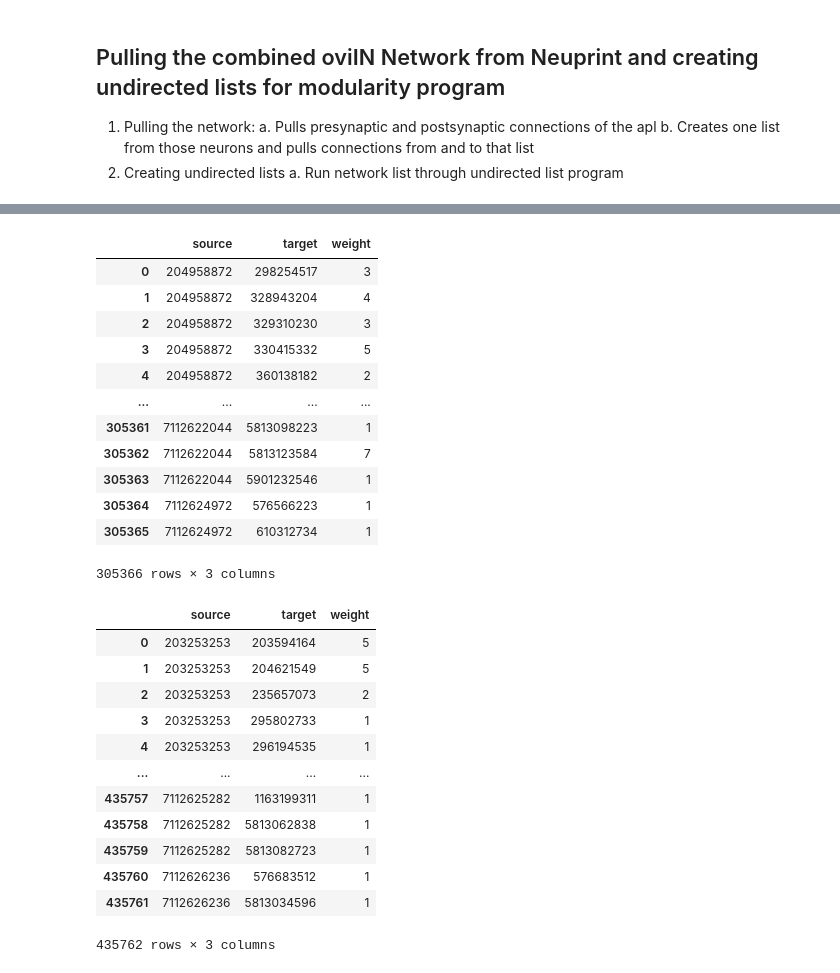
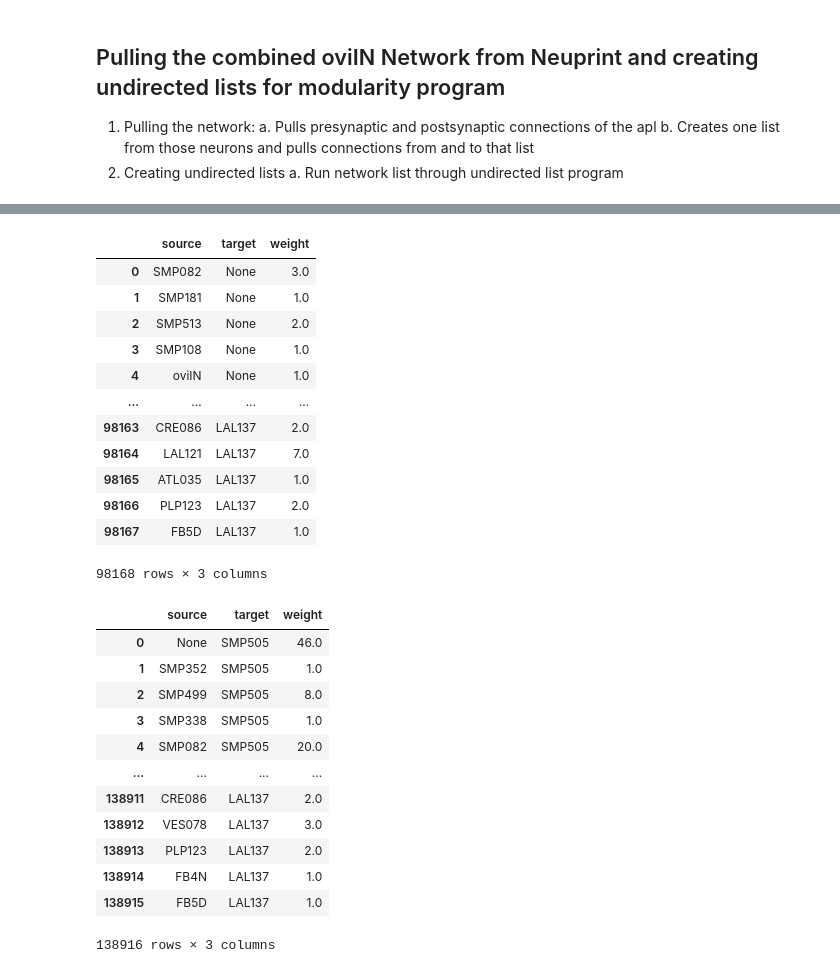
Before and after one commit to RhessaWL/flybrain-clustering, a Jupyter notebook: oviIN_combined_octthirtyfirst/creating_network.ipynb, the cells around one changed output, grey strips where cells are left out. Drawn from its saved outputs; the diff is of its cells as text; code cells hidden in the pictures.

```diff
--- a/oviIN_combined_octthirtyfirst/creating_network.ipynb
+++ b/oviIN_combined_octthirtyfirst/creating_network.ipynb
@@ -36,0 +69,8 @@ conn_out, conn_out_ = fetch_adjacencies(conn_df_in.bodyId_post, conn_df_in.bodyI
+# %%
+full_pre = conn_df_.merge(conn_df, on = 'bodyId_pre', how = 'right')
+full = full_pre.merge(conn_df, on = 'bodyId_post', how = 'right')
+full.bodyId_post = full.bodyId_post.astype('Int64')
+full.bodyId_pre = full.bodyId_pre.astype('Int64')
+# %%
+df=full[['type_pre','type_post', 'weight']]
+df
@@ -36,0 +196,10 @@ conn_out, conn_out_ = fetch_adjacencies(conn_df_in.bodyId_post, conn_df_in.bodyI
+# %%
+#conn_out['bodyId_pre'] = conn_out.bodyId.astype(int)
+#conn_out.rename(columns = {'bodyId':'bodyId_post'}, inplace = True)
+pre = conn_out[['bodyId_pre', 'type']]
+post = conn_out[['bodyId_post', 'type']]
+out_pre = conn_out_.merge(pre, on = 'bodyId_pre', how = 'right',suffixes=('_pre', '_post'))
+out_ = out_pre.merge(post, on = 'bodyId_post', how = 'right', suffixes=('_pre', '_post'))
+out_.bodyId_post = out_.bodyId_post.astype('Int64')
+#out_.bodyId_pre = out_.bodyId_pre.astype('Int64')
+out_
@@ -40,8 +223,8 @@ def create_undirected(df):
     undirected_edges = {}  # Dictionary to store the undirected edges and their weights
 
     for index, row in df.iterrows():
-        source = row['bodyId_pre']
-        target = row['bodyId_post']
+        source = row['type_pre']
+        target = row['type_post']
         weight = row['weight']
 
         # Check if the edge already exists in the reverse
@@ -80,44 +263,44 @@ undirected_full
 # %%
 # Creating undirected list from full network
-df_in=conn_in_[['bodyId_pre','bodyId_post', 'weight']]
+df_in=in_[['type_pre','type_post', 'weight']]
 undirected_in = create_undirected(df_in)
 
 # Print out created dataframe to check
 undirected_in
 # %% [output]
 |  | source | target | weight |
-| 0 | 204958872 | 298254517 | 3 |
-| 1 | 204958872 | 328943204 | 4 |
-| 2 | 204958872 | 329310230 | 3 |
-| 3 | 204958872 | 330415332 | 5 |
-| 4 | 204958872 | 360138182 | 2 |
+| 0 | SMP082 | None | 3.0 |
+| 1 | SMP181 | None | 1.0 |
+| 2 | SMP513 | None | 2.0 |
+| 3 | SMP108 | None | 1.0 |
+| 4 | oviIN | None | 1.0 |
 | ... | ... | ... | ... |
-| 305361 | 7112622044 | 5813098223 | 1 |
-| 305362 | 7112622044 | 5813123584 | 7 |
-| 305363 | 7112622044 | 5901232546 | 1 |
-| 305364 | 7112624972 | 576566223 | 1 |
-| 305365 | 7112624972 | 610312734 | 1 |
+| 98163 | CRE086 | LAL137 | 2.0 |
+| 98164 | LAL121 | LAL137 | 7.0 |
+| 98165 | ATL035 | LAL137 | 1.0 |
+| 98166 | PLP123 | LAL137 | 2.0 |
+| 98167 | FB5D | LAL137 | 1.0 |
-305366 rows × 3 columns
+98168 rows × 3 columns
 # %%
 # Creating undirected list from full network
-df_out=conn_out_[['bodyId_pre','bodyId_post', 'weight']]
+df_out=out_[['type_pre','type_post', 'weight']]
 undirected_out = create_undirected(df_out)
 
 # Print out created dataframe to check
 undirected_out
 # %% [output]
 |  | source | target | weight |
-| 0 | 203253253 | 203594164 | 5 |
-| 1 | 203253253 | 204621549 | 5 |
-| 2 | 203253253 | 235657073 | 2 |
-| 3 | 203253253 | 295802733 | 1 |
-| 4 | 203253253 | 296194535 | 1 |
+| 0 | None | SMP505 | 46.0 |
+| 1 | SMP352 | SMP505 | 1.0 |
+| 2 | SMP499 | SMP505 | 8.0 |
+| 3 | SMP338 | SMP505 | 1.0 |
+| 4 | SMP082 | SMP505 | 20.0 |
 | ... | ... | ... | ... |
-| 435757 | 7112625282 | 1163199311 | 1 |
-| 435758 | 7112625282 | 5813062838 | 1 |
-| 435759 | 7112625282 | 5813082723 | 1 |
-| 435760 | 7112626236 | 576683512 | 1 |
-| 435761 | 7112626236 | 5813034596 | 1 |
+| 138911 | CRE086 | LAL137 | 2.0 |
+| 138912 | VES078 | LAL137 | 3.0 |
+| 138913 | PLP123 | LAL137 | 2.0 |
+| 138914 | FB4N | LAL137 | 1.0 |
+| 138915 | FB5D | LAL137 | 1.0 |
-435762 rows × 3 columns
+138916 rows × 3 columns
 # %%
 # Save dataframe to csv in oviIN_combined folder
```
Also changed, not shown: parts of 15 cells of this notebook, 5 other files.
